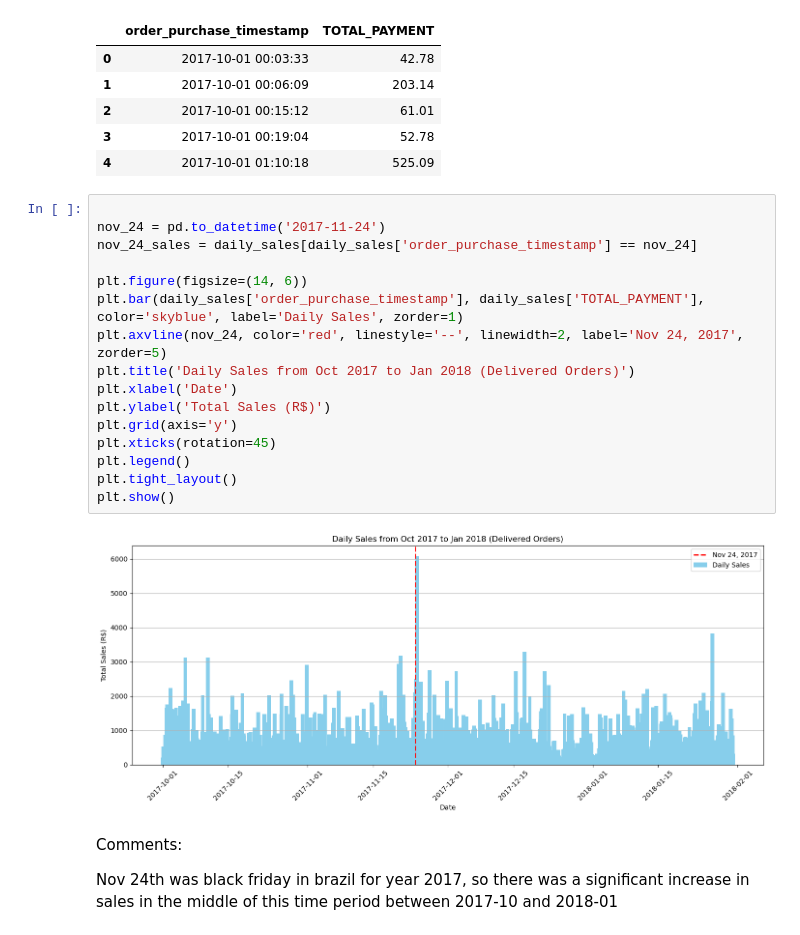
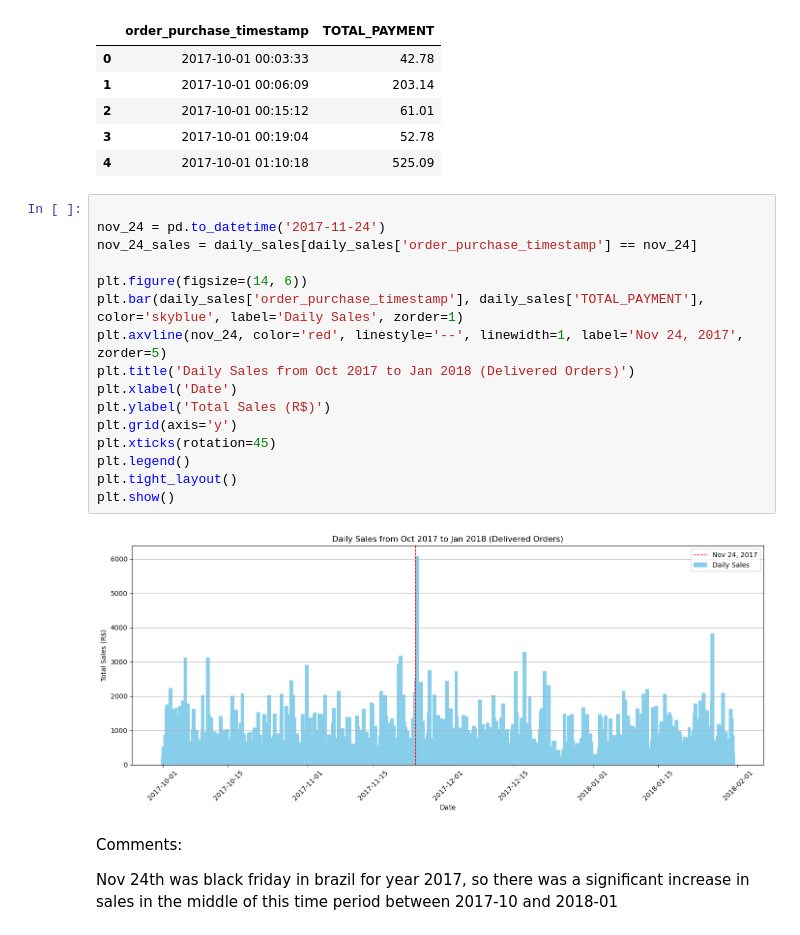
Before and after one commit to achuakh/Module-2-Project, a Jupyter notebook: Ian/BR_EDA2.ipynb, the cells around one changed output. Drawn from its saved outputs; the diff is of its cells as text.

```diff
--- a/Ian/BR_EDA2.ipynb
+++ b/Ian/BR_EDA2.ipynb
@@ -204,21 +204,21 @@ daily_sales.head()
 # %%
 
 nov_24 = pd.to_datetime('2017-11-24')
 nov_24_sales = daily_sales[daily_sales['order_purchase_timestamp'] == nov_24]
 
 plt.figure(figsize=(14, 6))
 plt.bar(daily_sales['order_purchase_timestamp'], daily_sales['TOTAL_PAYMENT'], color='skyblue', label='Daily Sales', zorder=1)
-plt.axvline(nov_24, color='red', linestyle='--', linewidth=2, label='Nov 24, 2017', zorder=5)
+plt.axvline(nov_24, color='red', linestyle='--', linewidth=1, label='Nov 24, 2017', zorder=5)
 plt.title('Daily Sales from Oct 2017 to Jan 2018 (Delivered Orders)')
 plt.xlabel('Date')
 plt.ylabel('Total Sales (R$)')
 plt.grid(axis='y')
 plt.xticks(rotation=45)
 plt.legend()
 plt.tight_layout()
 plt.show()
 # %% [output]
-[figure, old version]
+[figure, new version]
 # %% [markdown]
 Comments:
 
```
